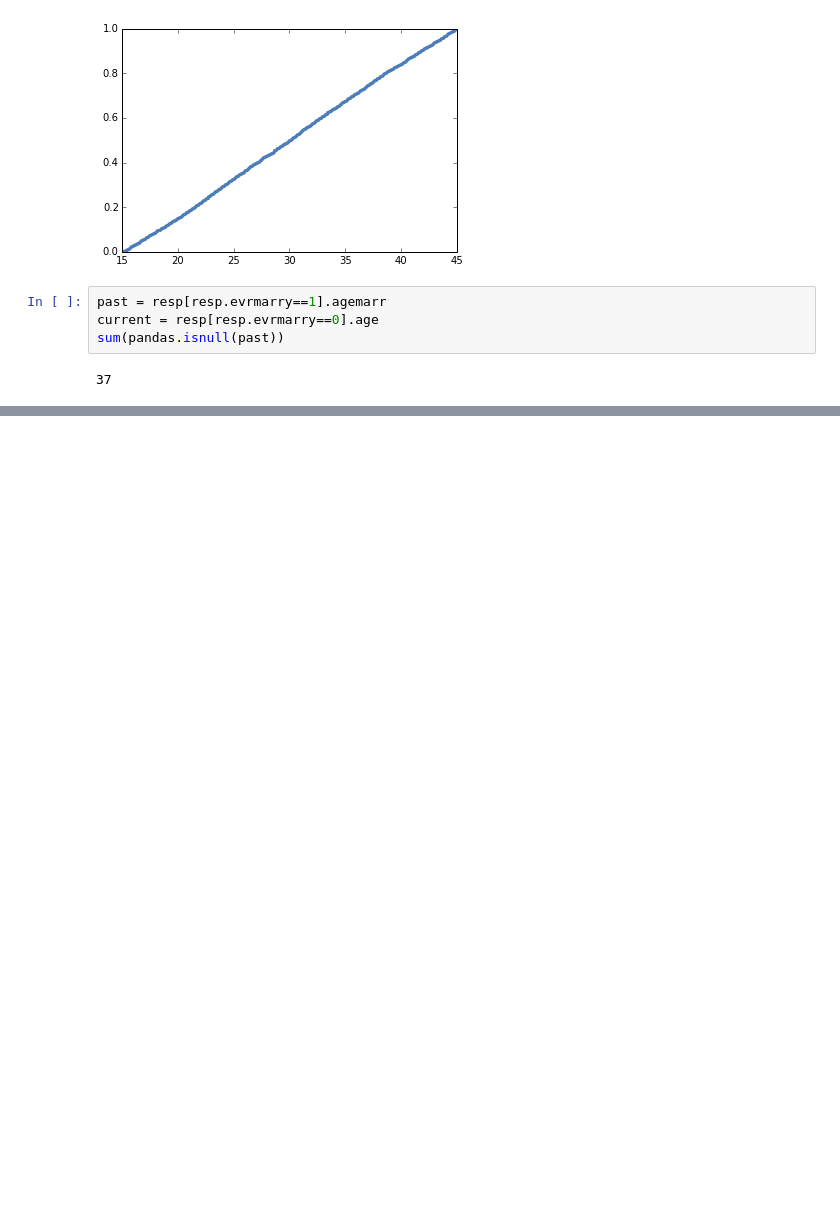
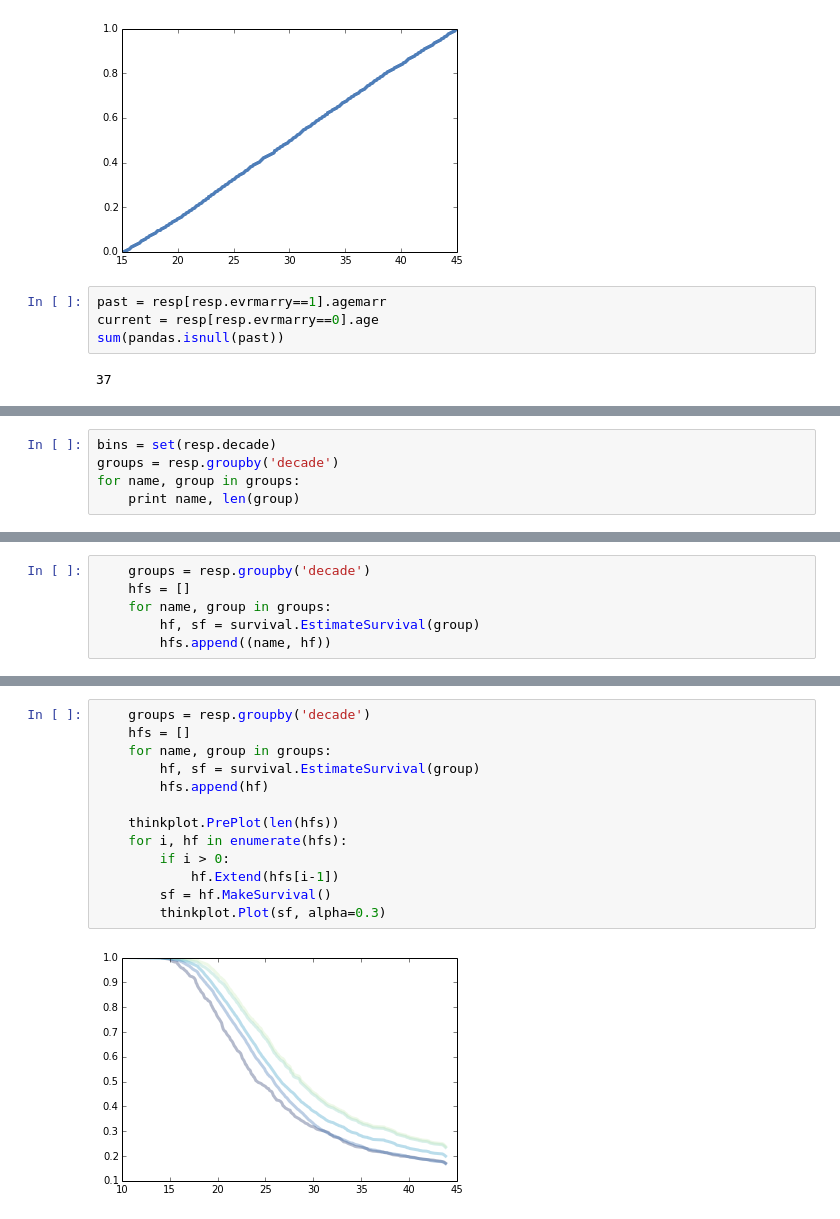
Before and after one commit to AllenDowney/ThinkStats2, a Jupyter notebook: code/chap13.ipynb, the cells around one changed output, grey strips where cells are left out. Drawn from its saved outputs; the diff is of its cells as text; blank space fills up the shorter version.

```diff
--- a/code/chap13.ipynb
+++ b/code/chap13.ipynb
@@ -95,0 +110,5 @@ thinkplot.Show()
+# %%
+bins = set(resp.decade)
+groups = resp.groupby('decade')
+for name, group in groups:
+    print name, len(group)
@@ -95,0 +147,6 @@ thinkplot.Show()
+# %%
+    groups = resp.groupby('decade')
+    hfs = []
+    for name, group in groups:
+        hf, sf = survival.EstimateSurvival(group)
+        hfs.append((name, hf))
@@ -95,0 +231,15 @@ thinkplot.Show()
+# %%
+    groups = resp.groupby('decade')
+    hfs = []
+    for name, group in groups:
+        hf, sf = survival.EstimateSurvival(group)
+        hfs.append(hf)
+
+    thinkplot.PrePlot(len(hfs))
+    for i, hf in enumerate(hfs):
+        if i > 0:
+            hf.Extend(hfs[i-1])
+        sf = hf.MakeSurvival()
+        thinkplot.Plot(sf, alpha=0.3)
+# %% [output]
+[figure, added]
```
Also changed, not shown: parts of 44 cells of this notebook, 2 other files.
